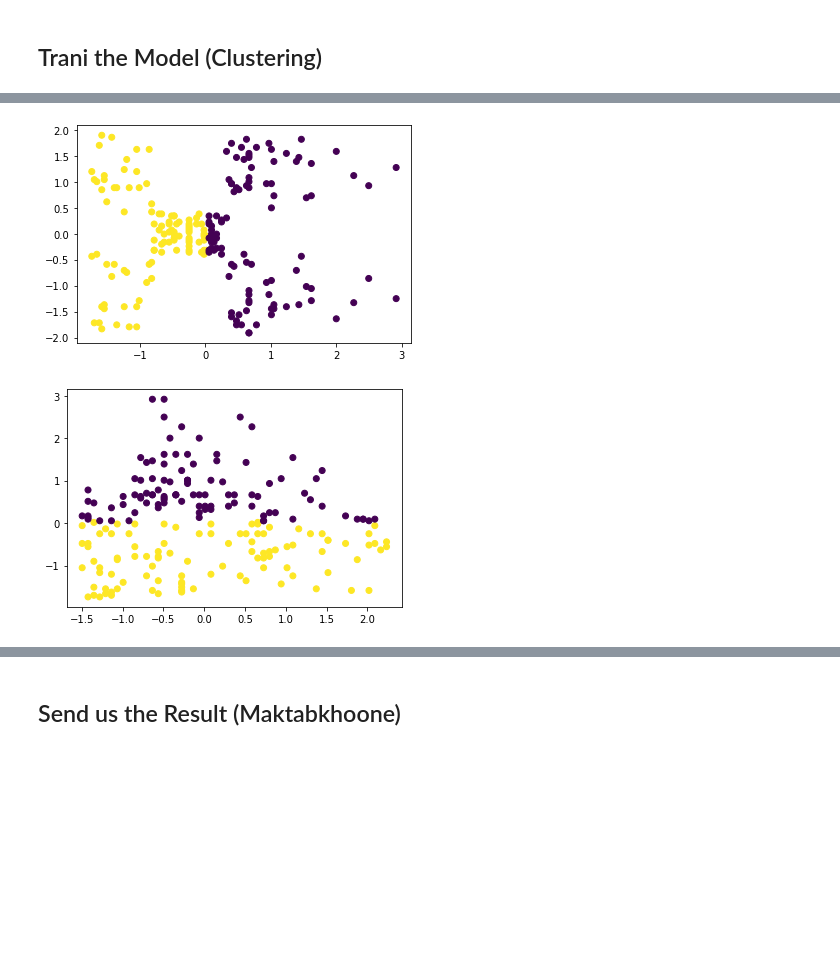
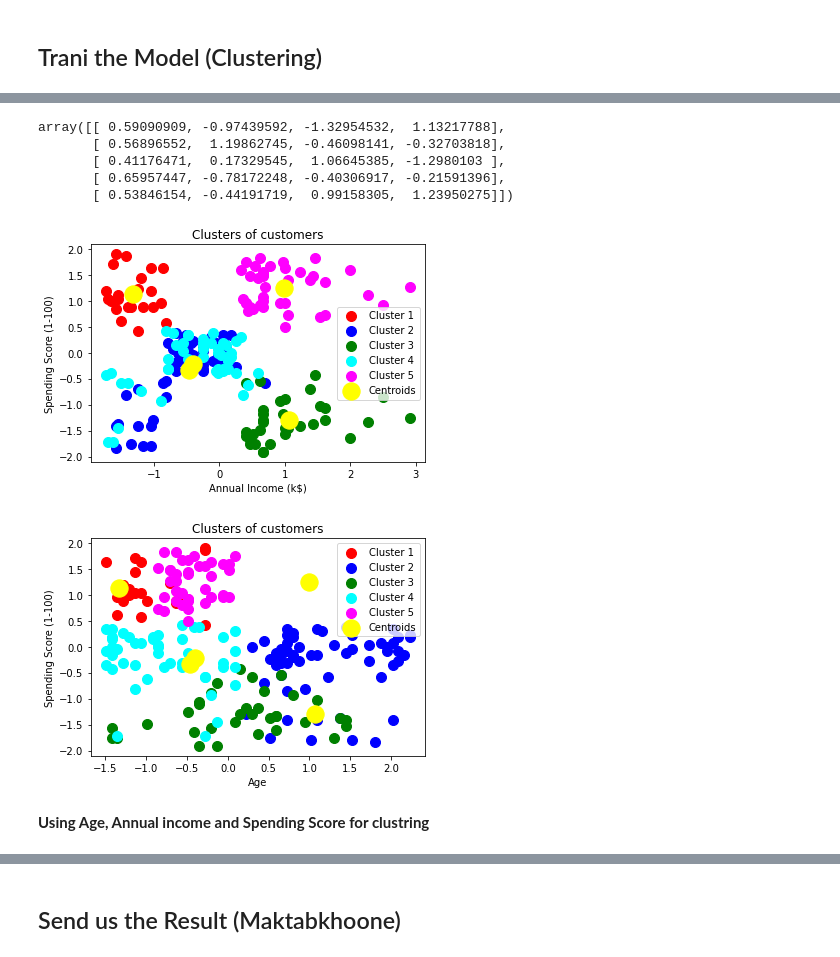
Before and after one commit to amirgarsha/ML_course_maktab, a Jupyter notebook: Mini_Project_4.ipynb, the cells around one changed output, grey strips where cells are left out. Cells and saved outputs as stored; diff of their text form; code cells hidden in the pictures; blank space fills up the shorter version.

```diff
--- a/Mini_Project_4.ipynb
+++ b/Mini_Project_4.ipynb
@@ -166,10 +163,41 @@ df_customer_prc['k_means']=kmeanModel.predict(df_customer_prc)
-# %%
-plt.scatter(df_customer_prc['Annual Income (k$)'], df_customer_prc['Spending Score (1-100)'], c=kmeanModel.labels_)
-plt.show()
-# %% [output]
-[figure, removed]
-# %%
-plt.scatter(df_customer_prc['Age'], df_customer_prc['Annual Income (k$)'], c=kmeanModel.labels_)
-plt.show()
-# %% [output]
-[figure, removed]
+# %%
+kmeansModel = KMeans(n_clusters = 5, init = 'k-means++', random_state = 42)
+y_kmeans= kmeansModel.fit_predict(X)
+# %%
+kmeansModel.cluster_centers_
+# %% [output]
+array([[ 0.59090909, -0.97439592, -1.32954532,  1.13217788],
+       [ 0.56896552,  1.19862745, -0.46098141, -0.32703818],
+       [ 0.41176471,  0.17329545,  1.06645385, -1.2980103 ],
+       [ 0.65957447, -0.78172248, -0.40306917, -0.21591396],
+       [ 0.53846154, -0.44191719,  0.99158305,  1.23950275]])
+# %%
+plt.scatter(X[y_kmeans == 0, 2], X[y_kmeans == 0, 3], s = 100, c = 'red', label = 'Cluster 1')
+plt.scatter(X[y_kmeans == 1, 2], X[y_kmeans == 1, 3], s = 100, c = 'blue', label = 'Cluster 2')
+plt.scatter(X[y_kmeans == 2, 2], X[y_kmeans == 2, 3], s = 100, c = 'green', label = 'Cluster 3')
+plt.scatter(X[y_kmeans == 3, 2], X[y_kmeans == 3, 3], s = 100, c = 'cyan', label = 'Cluster 4')
+plt.scatter(X[y_kmeans == 4, 2], X[y_kmeans == 4, 3], s = 100, c = 'magenta', label = 'Cluster 5')
+plt.scatter(kmeansModel.cluster_centers_[:, 2], kmeansModel.cluster_centers_[:, 3], s = 300, c = 'yellow', label = 'Centroids')
+plt.title('Clusters of customers')
+plt.xlabel('Annual Income (k$)')
+plt.ylabel('Spending Score (1-100)')
+plt.legend()
+plt.show()
+# %% [output]
+[figure, added]
+# %%
+plt.scatter(X[y_kmeans == 0, 1], X[y_kmeans == 0, 3], s = 100, c = 'red', label = 'Cluster 1')
+plt.scatter(X[y_kmeans == 1, 1], X[y_kmeans == 1, 3], s = 100, c = 'blue', label = 'Cluster 2')
+plt.scatter(X[y_kmeans == 2, 1], X[y_kmeans == 2, 3], s = 100, c = 'green', label = 'Cluster 3')
+plt.scatter(X[y_kmeans == 3, 1], X[y_kmeans == 3, 3], s = 100, c = 'cyan', label = 'Cluster 4')
+plt.scatter(X[y_kmeans == 4, 1], X[y_kmeans == 4, 3], s = 100, c = 'magenta', label = 'Cluster 5')
+plt.scatter(kmeansModel.cluster_centers_[:, 2], kmeansModel.cluster_centers_[:, 3], s = 300, c = 'yellow', label = 'Centroids')
+plt.title('Clusters of customers')
+plt.xlabel('Age')
+plt.ylabel('Spending Score (1-100)')
+plt.legend()
+plt.show()
+# %% [output]
+[figure, added]
+# %% [markdown]
+**Using Age, Annual income and Spending Score for clustring**
```
Also changed, not shown: parts of 19 cells of this notebook.
